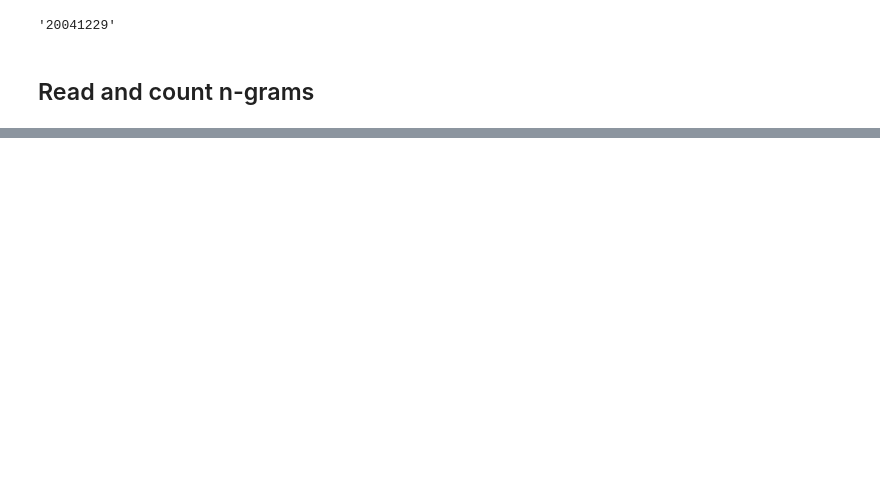
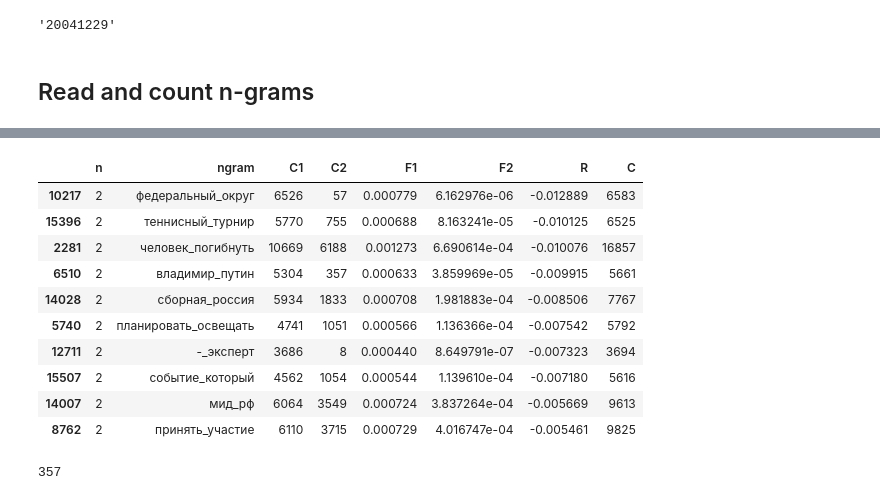
Before and after one commit to ekolonsky/RIA_news, a Jupyter notebook: RIA_Novosti_EDA_n_grams_freq_1.ipynb, the cells around one changed output, grey strips where cells are left out. Saved outputs shown, nothing was run; the diff lists cells and outputs as text; code cells hidden in the pictures; blank space fills up the shorter version.

```diff
--- a/RIA_Novosti_EDA_n_grams_freq_1.ipynb
+++ b/RIA_Novosti_EDA_n_grams_freq_1.ipynb
@@ -174,0 +206,19 @@ with open('counter-100.txt','w') as file:
+# %%
+# top 10 2-grams decreasing weighted frequency
+df[df.n==2].sort_values('R',ascending=True ).head(10)
+# %% [output]
+|  | n | ngram | C1 | C2 | F1 | F2 | R | C |
+| 10217 | 2 | федеральный_округ | 6526 | 57 | 0.000779 | 6.162976e-06 | -0.012889 | 6583 |
+| 15396 | 2 | теннисный_турнир | 5770 | 755 | 0.000688 | 8.163241e-05 | -0.010125 | 6525 |
+| 2281 | 2 | человек_погибнуть | 10669 | 6188 | 0.001273 | 6.690614e-04 | -0.010076 | 16857 |
+| 6510 | 2 | владимир_путин | 5304 | 357 | 0.000633 | 3.859969e-05 | -0.009915 | 5661 |
+| 14028 | 2 | сборная_россия | 5934 | 1833 | 0.000708 | 1.981883e-04 | -0.008506 | 7767 |
+| 5740 | 2 | планировать_освещать | 4741 | 1051 | 0.000566 | 1.136366e-04 | -0.007542 | 5792 |
+| 12711 | 2 | -_эксперт | 3686 | 8 | 0.000440 | 8.649791e-07 | -0.007323 | 3694 |
+| 15507 | 2 | событие_который | 4562 | 1054 | 0.000544 | 1.139610e-04 | -0.007180 | 5616 |
+| 14007 | 2 | мид_рф | 6064 | 3549 | 0.000724 | 3.837264e-04 | -0.005669 | 9613 |
+| 8762 | 2 | принять_участие | 6110 | 3715 | 0.000729 | 4.016747e-04 | -0.005461 | 9825 |
+# %%
+ngrams[1]['владимир_путин']
+# %% [output]
+357
```
Also changed, not shown: parts of 16 cells of this notebook.
